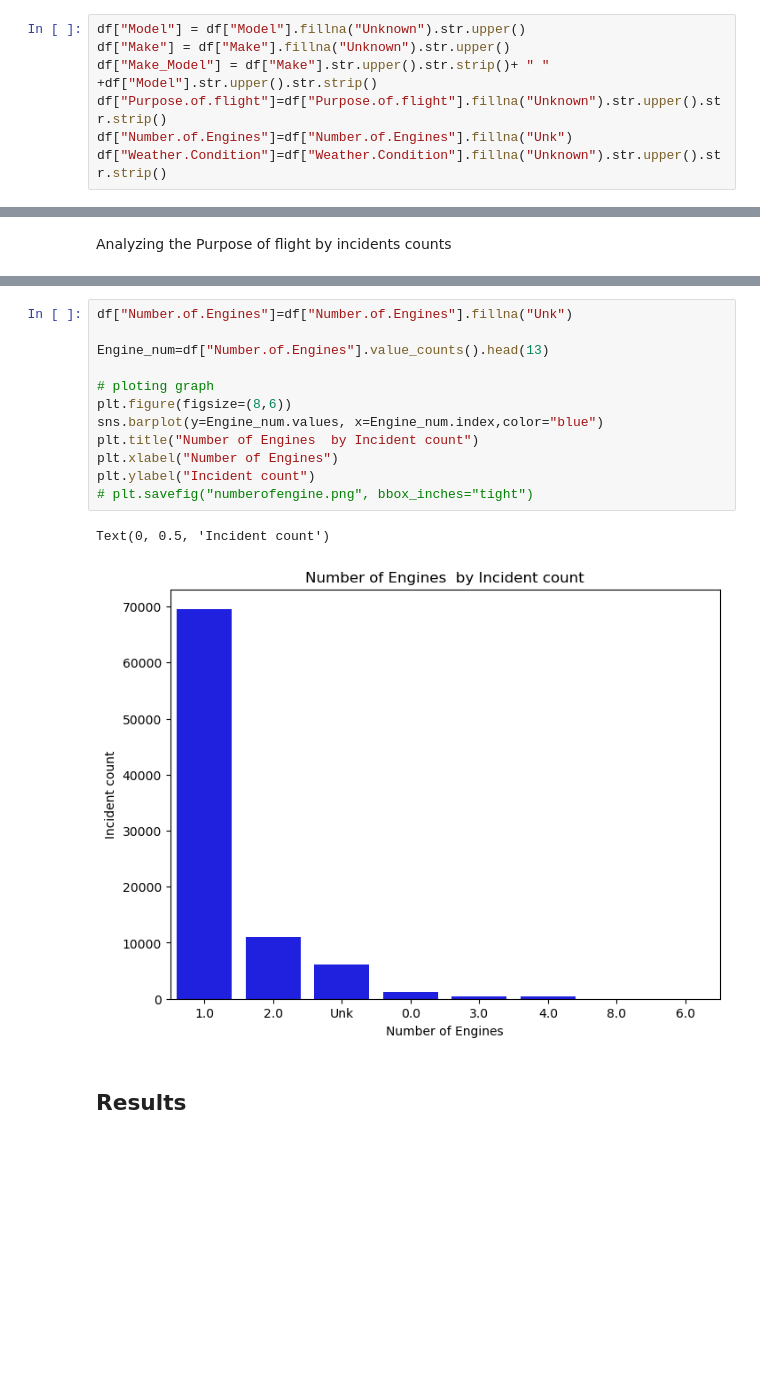
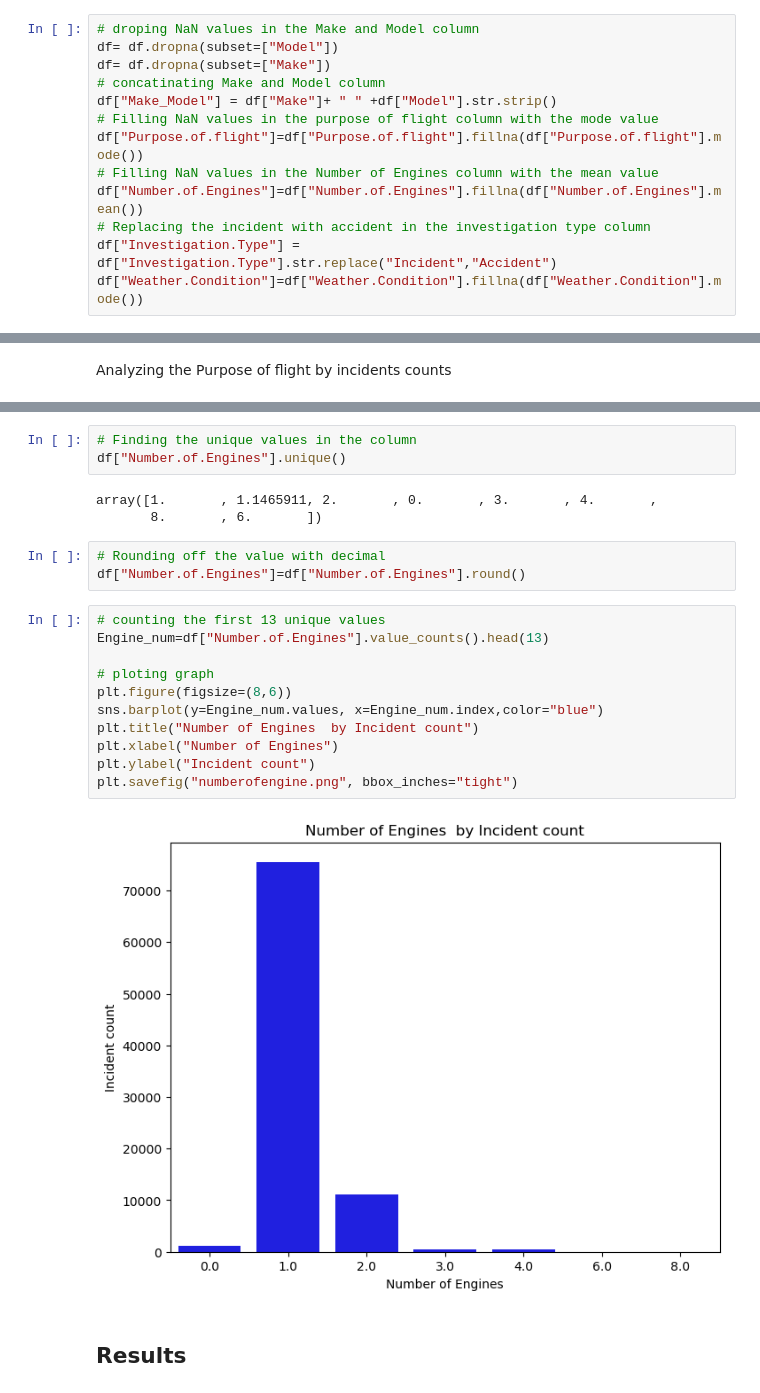
Before and after one commit to Meshack7468/project, a Jupyter notebook: project1.ipynb, the cells around one changed output, grey strips where cells are left out. Drawn from its saved outputs; the diff is of its cells as text; blank space fills up the shorter version.

```diff
--- a/project1.ipynb
+++ b/project1.ipynb
@@ -78,10 +83,16 @@ Filling NaN values with UNKNOWN in the relevant columns
 # %%
-df["Model"] = df["Model"].fillna("Unknown").str.upper()
-df["Make"] = df["Make"].fillna("Unknown").str.upper()
-df["Make_Model"] = df["Make"].str.upper().str.strip()+ " " +df["Model"].str.upper().str.strip()
-df["Purpose.of.flight"]=df["Purpose.of.flight"].fillna("Unknown").str.upper().str.strip()
-df["Number.of.Engines"]=df["Number.of.Engines"].fillna("Unk")
-df["Weather.Condition"]=df["Weather.Condition"].fillna("Unknown").str.upper().str.strip()
+# droping NaN values in the Make and Model column
+df= df.dropna(subset=["Model"])
+df= df.dropna(subset=["Make"])
+# concatinating Make and Model column
+df["Make_Model"] = df["Make"]+ " " +df["Model"].str.strip()
+# Filling NaN values in the purpose of flight column with the mode value
+df["Purpose.of.flight"]=df["Purpose.of.flight"].fillna(df["Purpose.of.flight"].mode())
+# Filling NaN values in the Number of Engines column with the mean value
+df["Number.of.Engines"]=df["Number.of.Engines"].fillna(df["Number.of.Engines"].mean())
+# Replacing the incident with accident in the investigation type column
+df["Investigation.Type"] = df["Investigation.Type"].str.replace("Incident","Accident")
+df["Weather.Condition"]=df["Weather.Condition"].fillna(df["Weather.Condition"].mode())
 # %% [markdown]
 Droping columns that are irrelevant and mostly empty.
 # %%
@@ -206,17 +198,24 @@ array([1.0, 'Unk', 2.0, 0.0, 3.0, 4.0, 8.0, 6.0], dtype=object)
+# %%
+# Finding the unique values in the column
+df["Number.of.Engines"].unique()
+# %% [output]
+array([1.       , 1.1465911, 2.       , 0.       , 3.       , 4.       ,
+       8.       , 6.       ])
+# %%
+# Rounding off the value with decimal
+df["Number.of.Engines"]=df["Number.of.Engines"].round()
 # %%
-df["Number.of.Engines"]=df["Number.of.Engines"].fillna("Unk")
-
+# counting the first 13 unique values
 Engine_num=df["Number.of.Engines"].value_counts().head(13)
 
 # ploting graph
 plt.figure(figsize=(8,6))
 sns.barplot(y=Engine_num.values, x=Engine_num.index,color="blue")
 plt.title("Number of Engines  by Incident count")
 plt.xlabel("Number of Engines")
 plt.ylabel("Incident count")
-# plt.savefig("numberofengine.png", bbox_inches="tight")
+plt.savefig("numberofengine.png", bbox_inches="tight")
 # %% [output]
-Text(0, 0.5, 'Incident count')
-[figure, old version]
+[figure, new version]
 # %% [markdown]
 ## Results
```
Also changed, not shown: parts of 17 cells of this notebook, 13 other files.
